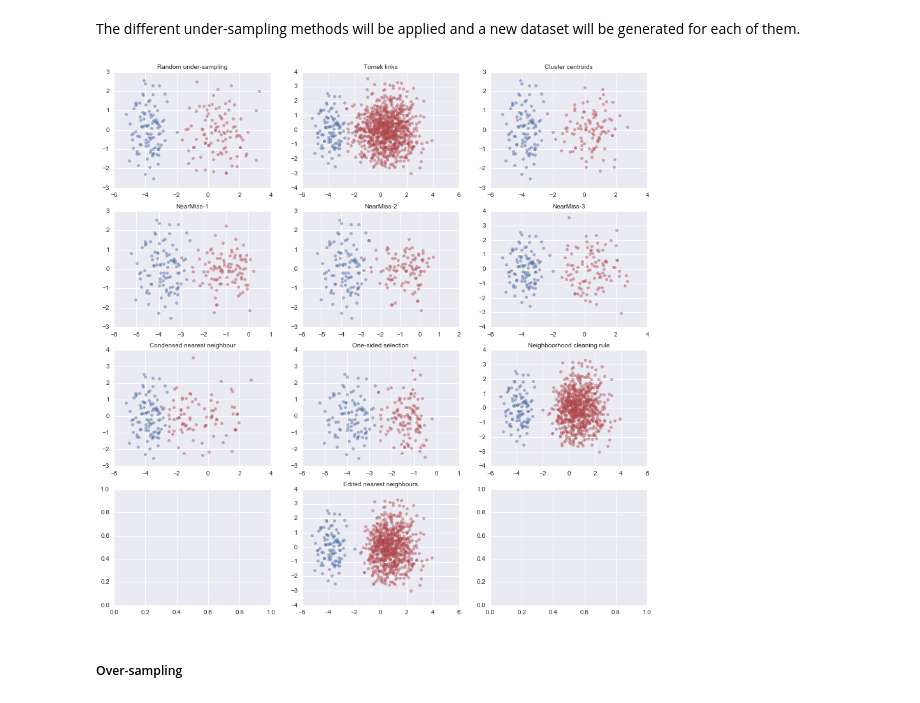
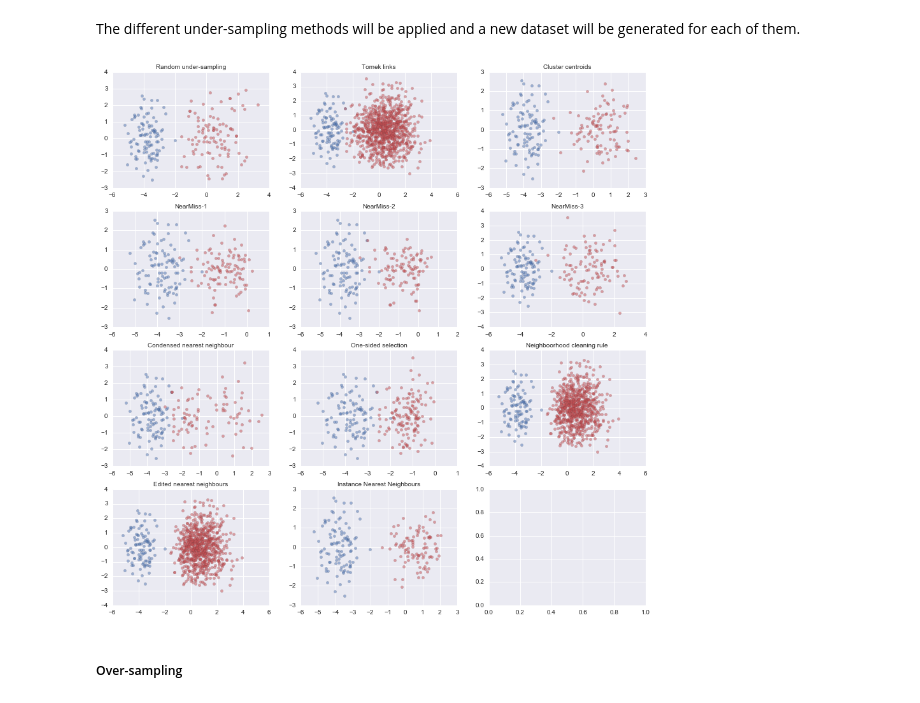
Before and after one commit to scikit-learn-contrib/imbalanced-learn, a Jupyter notebook: examples/plot_unbalanced_dataset.ipynb, the cells around one changed output. Drawn from its saved outputs; the diff is of its cells as text; code cells hidden in the pictures.

```diff
--- a/examples/plot_unbalanced_dataset.ipynb
+++ b/examples/plot_unbalanced_dataset.ipynb
@@ -137,6 +139,10 @@ ncrx, ncry = NCR.fit_transform(x, y)
 # 'Edited Neareast Neighbour'
 ENN = EditedNearestNeighbours(size_ngh=51, verbose=verbose)
 ennx, enny = ENN.fit_transform(x, y)
+# 'Instance Hardness Threshold'
+est = SVC(probability=True)
+IHT = InstanceHardnessThreshold(est, verbose=verbose)
+ihtx, ihty = IHT.fit_transform(x, y)
 
 # Apply PCA to be able to visualise the results
 usx_vis = pca.transform(usx)
@@ -149,6 +155,7 @@ cnnx_vis = pca.transform(cnnx)
 ossx_vis = pca.transform(ossx)
 ncrx_vis = pca.transform(ncrx)
 ennx_vis = pca.transform(ennx)
+ihtx_vis = pca.transform(ihtx)
 # %%
 # Initialise the figure
 palette = sns.color_palette()
@@ -191,37 +198,44 @@ axes[1, 2].scatter(nm3x_vis[nm3y == 0, 0], nm3x_vis[nm3y == 0, 1], label="Class
             edgecolor=almost_black, facecolor=palette[0], linewidth=0.15)
 axes[1, 2].scatter(nm3x_vis[nm3y == 1, 0], nm3x_vis[nm3y == 1, 1], label="Class #1", alpha=0.5,
             edgecolor=almost_black, facecolor=palette[2], linewidth=0.15)
 axes[1, 2].set_title('NearMiss-3', fontsize=fs)
 
 # Condensed nearest neighbour
 axes[2, 0].scatter(cnnx_vis[cnny == 0, 0], cnnx_vis[cnny == 0, 1], label="Class #0", alpha=0.5,
             edgecolor=almost_black, facecolor=palette[0], linewidth=0.15)
 axes[2, 0].scatter(cnnx_vis[cnny == 1, 0], cnnx_vis[cnny == 1, 1], label="Class #1", alpha=0.5,
             edgecolor=almost_black, facecolor=palette[2], linewidth=0.15)
 axes[2, 0].set_title('Condensed nearest neighbour', fontsize=fs)
 # One-sided selection
 axes[2, 1].scatter(ossx_vis[ossy == 0, 0], ossx_vis[ossy == 0, 1], label="Class #0", alpha=0.5,
             edgecolor=almost_black, facecolor=palette[0], linewidth=0.15)
 axes[2, 1].scatter(ossx_vis[ossy == 1, 0], ossx_vis[ossy == 1, 1], label="Class #1", alpha=0.5,
             edgecolor=almost_black, facecolor=palette[2], linewidth=0.15)
 axes[2, 1].set_title('One-sided selection', fontsize=fs)
 # Neighboorhood cleaning rule
 axes[2, 2].scatter(ncrx_vis[ncry == 0, 0], ncrx_vis[ncry == 0, 1], label="Class #0", alpha=0.5,
             edgecolor=almost_black, facecolor=palette[0], linewidth=0.15)
 axes[2, 2].scatter(ncrx_vis[ncry == 1, 0], ncrx_vis[ncry == 1, 1], label="Class #1", alpha=0.5,
             edgecolor=almost_black, facecolor=palette[2], linewidth=0.15)
 axes[2, 2].set_title('Neighboorhood cleaning rule', fontsize=fs)
 
 # Edited nearest neighbours
-axes[3, 1].scatter(ncrx_vis[ncry == 0, 0], ncrx_vis[ncry == 0, 1], label="Class #0", alpha=0.5,
+axes[3, 0].scatter(ennx_vis[enny == 0, 0], ennx_vis[enny == 0, 1], label="Class #0", alpha=0.5,
             edgecolor=almost_black, facecolor=palette[0], linewidth=0.15)
-axes[3, 1].scatter(ncrx_vis[ncry == 1, 0], ncrx_vis[ncry == 1, 1], label="Class #1", alpha=0.5,
+axes[3, 0].scatter(ennx_vis[enny == 1, 0], ennx_vis[enny == 1, 1], label="Class #1", alpha=0.5,
             edgecolor=almost_black, facecolor=palette[2], linewidth=0.15)
-axes[3, 1].set_title('Edited nearest neighbours', fontsize=fs)
+axes[3, 0].set_title('Edited nearest neighbours', fontsize=fs)
+
+# Instance Nearest Neighbours
+axes[3, 1].scatter(ihtx_vis[ihty == 0, 0], ihtx_vis[ihty == 0, 1], label="Class #0", alpha=0.5,
+            edgecolor=almost_black, facecolor=palette[0], linewidth=0.15)
+axes[3, 1].scatter(ihtx_vis[ihty == 1, 0], ihtx_vis[ihty == 1, 1], label="Class #1", alpha=0.5,
+            edgecolor=almost_black, facecolor=palette[2], linewidth=0.15)
+axes[3, 1].set_title('Instance Nearest Neighbours', fontsize=fs)
 
 plt.show()
 # %% [output]
-[figure, old version]
+[figure, new version]
 # %% [markdown]
 ##### Over-sampling
 # %%
```
Also changed, not shown: parts of 3 cells of this notebook.
